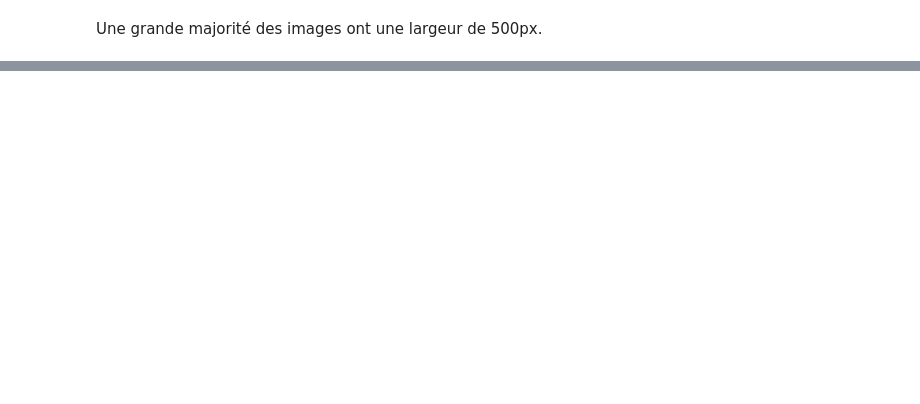
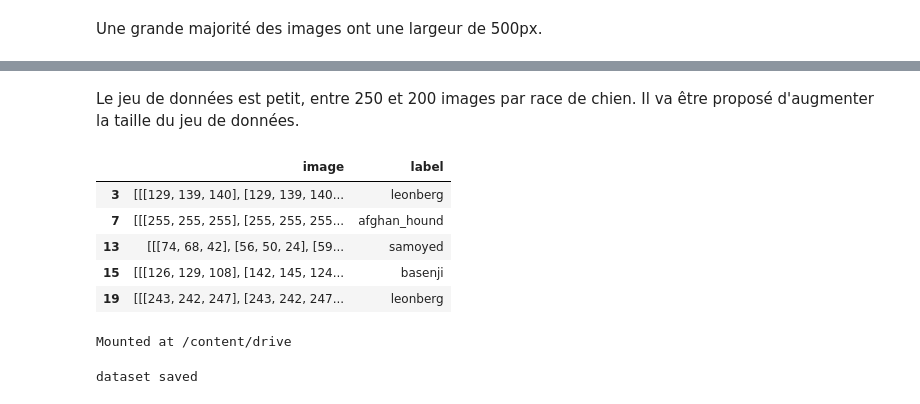
Before and after one commit to VincentNFR/openclassrooms_p06, a Jupyter notebook: analyse_exploratoire.ipynb, the cells around one changed output, grey strips where cells are left out. Cells and saved outputs as stored; diff of their text form; code cells hidden in the pictures; blank space fills up the shorter version.

```diff
--- a/analyse_exploratoire.ipynb
+++ b/analyse_exploratoire.ipynb
@@ -254,0 +264,5 @@ df[df['widths']==500]
+# %%
+df = df[df['heights']<1000]
+df = df[df['widths']<1000]
+# %%
+df.drop(columns=['widths','heights'], inplace=True)
@@ -254,0 +273,21 @@ df[df['widths']==500]
+# %% [markdown]
+Le jeu de données est petit, entre 250 et 200 images par race de chien. Il va être proposé d'augmenter la taille du jeu de données.
+# %%
+df.head(5)
+# %% [output]
+|  | image | label |
+| 3 | [[[129, 139, 140], [129, 139, 140... | leonberg |
+| 7 | [[[255, 255, 255], [255, 255, 255... | afghan_hound |
+| 13 | [[[74, 68, 42], [56, 50, 24], [59... | samoyed |
+| 15 | [[[126, 129, 108], [142, 145, 124... | basenji |
+| 19 | [[[243, 242, 247], [243, 242, 247... | leonberg |
+# %%
+from google.colab import drive
+drive.mount('/content/drive')
+# %% [output]
+Mounted at /content/drive
+# %%
+df.to_csv('/content/drive/MyDrive/Colab Notebooks/OpenClassRooms/6/data/input_data.csv')
+print('dataset saved')
+# %% [output]
+dataset saved
```
Also changed, not shown: parts of 9 cells of this notebook.
